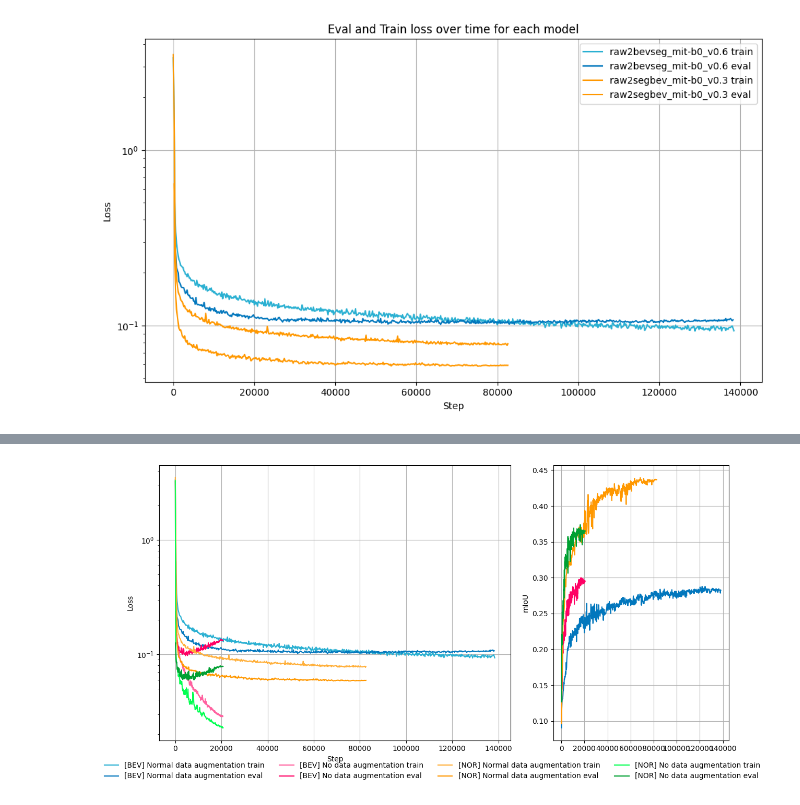
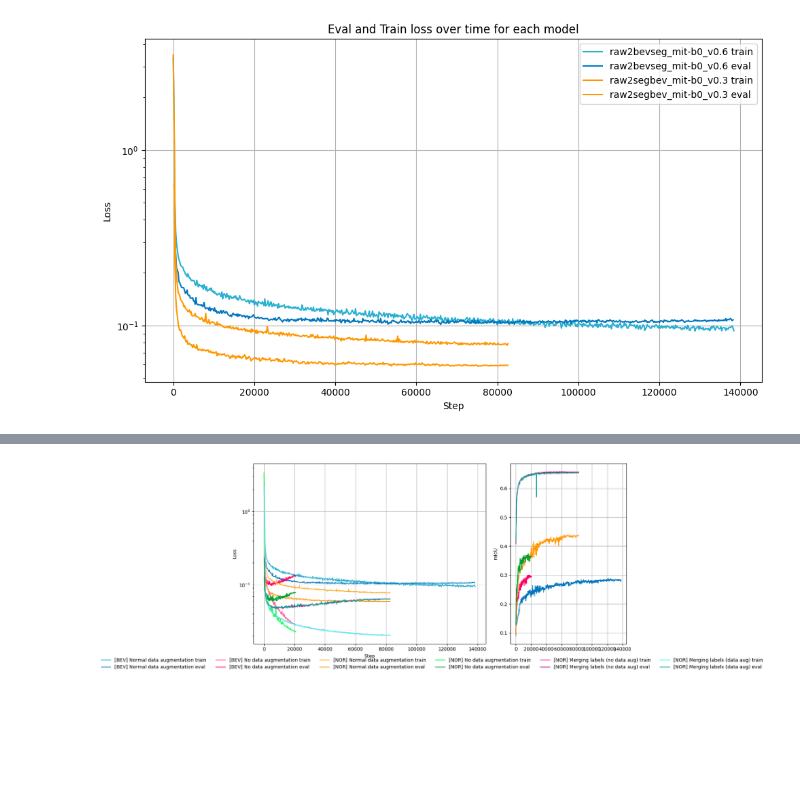
Before and after one commit to alanglk/BEV2Seg_2, a Jupyter notebook: notebooks/tensorboard_logs.ipynb, the cells around one changed output, grey strips where cells are left out. Cells and saved outputs as stored; diff of their text form; code cells hidden in the pictures; blank space fills up the shorter version.

```diff
--- a/notebooks/tensorboard_logs.ipynb
+++ b/notebooks/tensorboard_logs.ipynb
@@ -28,6 +28,10 @@ COLOR_PALETTE = [
     "#03FF52",
     "#FF9800",
     "#FFB03B",
+    "#C00071",
+    "#FF37AD",
+    "#00A697",
+    "#44FFEE",
 ]
 # %% [output]
 /home/VICOMTECH/agarciaj/GitLab/bev2seg_2
@@ -177,3 +196,25 @@ plt.tight_layout()
 plt.show()
 # %% [output]
 [figure]
+# %%
+# WITH MERGING LABELS
+fig, axes = plt.subplots(1, 2, sharex=True, sharey=False, figsize=(12, 6),gridspec_kw={'width_ratios': [2, 1]} )
+plot_train_vs_eval_loss(nu_logs, "raw2segbev_mit-b0_v0.2", label_name="[NOR] No data augmentation", colors = (COLOR_PALETTE[7], COLOR_PALETTE[6]), ax=axes[0])
+plot_mIoU(nu_logs, "raw2segbev_mit-b0_v0.2", label_name="[NOR] No data augmentation", color = COLOR_PALETTE[6], ax=axes[1])
+
+plot_train_vs_eval_loss(nu_logs, "raw2segbev_mit-b0_v0.4", label_name="[NOR] Merging labels (no data aug)", checkpoint=9000, colors = (COLOR_PALETTE[11], COLOR_PALETTE[10]), ax=axes[0])
+plot_mIoU(nu_logs, "raw2segbev_mit-b0_v0.4", label_name="[NOR] Merging labels (no data aug)", checkpoint=9000, color = COLOR_PALETTE[10], ax=axes[1])
+
+handles, labels = axes[0].get_legend_handles_labels()
+fig.legend(handles, labels,loc='lower center',ncol=2,bbox_to_anchor=(0.5, -0.05),frameon=False)
+
+axes[0].set_xlabel("Step")
+axes[0].set_ylabel("Loss")
+axes[0].set_yscale('log')
+axes[0].grid(True)
+
+axes[1].set_ylabel("mIoU")
+axes[1].grid(True)
+
+plt.tight_layout()
+plt.show()
@@ -182,34 +225,36 @@ plt.show()
 fig, axes = plt.subplots(1, 2, sharex=True, sharey=False, figsize=(12, 6),gridspec_kw={'width_ratios': [2, 1]} )
 
 # RAW -> BEV -> SEG
 plot_train_vs_eval_loss(bev_logs, "raw2bevseg_mit-b0_v0.6", label_name="[BEV] Normal data augmentation", colors = [COLOR_PALETTE[3], COLOR_PALETTE[2]], ax=axes[0])
 plot_mIoU(bev_logs, "raw2bevseg_mit-b0_v0.6", label_name="[BEV] Normal data augmentation", color = COLOR_PALETTE[2], ax=axes[1])
 # plot_train_vs_eval_loss(bev_logs, "raw2bevseg_mit-b0_v0.5", label_name="[BEV] Extrinsic data augmentation", colors = [COLOR_PALETTE[5], COLOR_PALETTE[4]], ax=axes[0])
 # plot_mIoU(bev_logs, "raw2bevseg_mit-b0_v0.5", label_name="[BEV] Extrinsic data augmentation", color = COLOR_PALETTE[4], ax=axes[1])
 plot_train_vs_eval_loss(bev_logs, "raw2bevseg_mit-b0_v0.3", label_name="[BEV] No data augmentation", colors = [COLOR_PALETTE[1], COLOR_PALETTE[0]], ax=axes[0])
 plot_mIoU(bev_logs, "raw2bevseg_mit-b0_v0.3", label_name="[BEV] No data augmentation", color = COLOR_PALETTE[0], ax=axes[1])
 
 # RAW -> SEG -> BEV
 plot_train_vs_eval_loss(nu_logs, "raw2segbev_mit-b0_v0.3", label_name="[NOR] Normal data augmentation", colors = (COLOR_PALETTE[9], COLOR_PALETTE[8]), ax=axes[0])
 plot_mIoU(nu_logs, "raw2segbev_mit-b0_v0.3", label_name="[NOR] Normal data augmentation", color = COLOR_PALETTE[8], ax=axes[1])
 plot_train_vs_eval_loss(nu_logs, "raw2segbev_mit-b0_v0.2", label_name="[NOR] No data augmentation", colors = (COLOR_PALETTE[7], COLOR_PALETTE[6]), ax=axes[0])
 plot_mIoU(nu_logs, "raw2segbev_mit-b0_v0.2", label_name="[NOR] No data augmentation", color = COLOR_PALETTE[6], ax=axes[1])
-# plot_train_vs_eval_loss(nu_logs, "raw2segbev_mit-b0_v0.4", label_name="[NOR] Merging labels (no data aug)", colors = (COLOR_PALETTE[5], COLOR_PALETTE[4]), ax=axes[0])
-# plot_mIoU(nu_logs, "raw2segbev_mit-b0_v0.4", label_name="[NOR] Merging labels (no data aug)", color = COLOR_PALETTE[4], ax=axes[1])
+plot_train_vs_eval_loss(nu_logs, "raw2segbev_mit-b0_v0.4", label_name="[NOR] Merging labels (no data aug)", colors = (COLOR_PALETTE[11], COLOR_PALETTE[10]), ax=axes[0])
+plot_mIoU(nu_logs, "raw2segbev_mit-b0_v0.4", label_name="[NOR] Merging labels (no data aug)", color = COLOR_PALETTE[10], ax=axes[1])
+plot_train_vs_eval_loss(nu_logs, "raw2segbev_mit-b0_v0.5", label_name="[NOR] Merging labels (data aug)", colors = (COLOR_PALETTE[13], COLOR_PALETTE[12]), ax=axes[0])
+plot_mIoU(nu_logs, "raw2segbev_mit-b0_v0.5", label_name="[NOR] Merging labels (data aug)", color = COLOR_PALETTE[12], ax=axes[1])
 
 
 handles, labels = axes[0].get_legend_handles_labels()
-fig.legend(handles, labels,loc='lower center',ncol=4,bbox_to_anchor=(0.5, -0.05),frameon=False)
+fig.legend(handles, labels,loc='lower center',ncol=6,bbox_to_anchor=(0.5, -0.05),frameon=False)
 
 axes[0].set_xlabel("Step")
 axes[0].set_ylabel("Loss")
 axes[0].set_yscale('log')
 axes[0].grid(True)
 
 axes[1].set_ylabel("mIoU")
 axes[1].grid(True)
 
 plt.tight_layout()
 plt.show()
 # %% [output]
-[figure, old version]
+[figure, new version]
```
Also changed, not shown: parts of 3 cells of this notebook, 4 other files.
